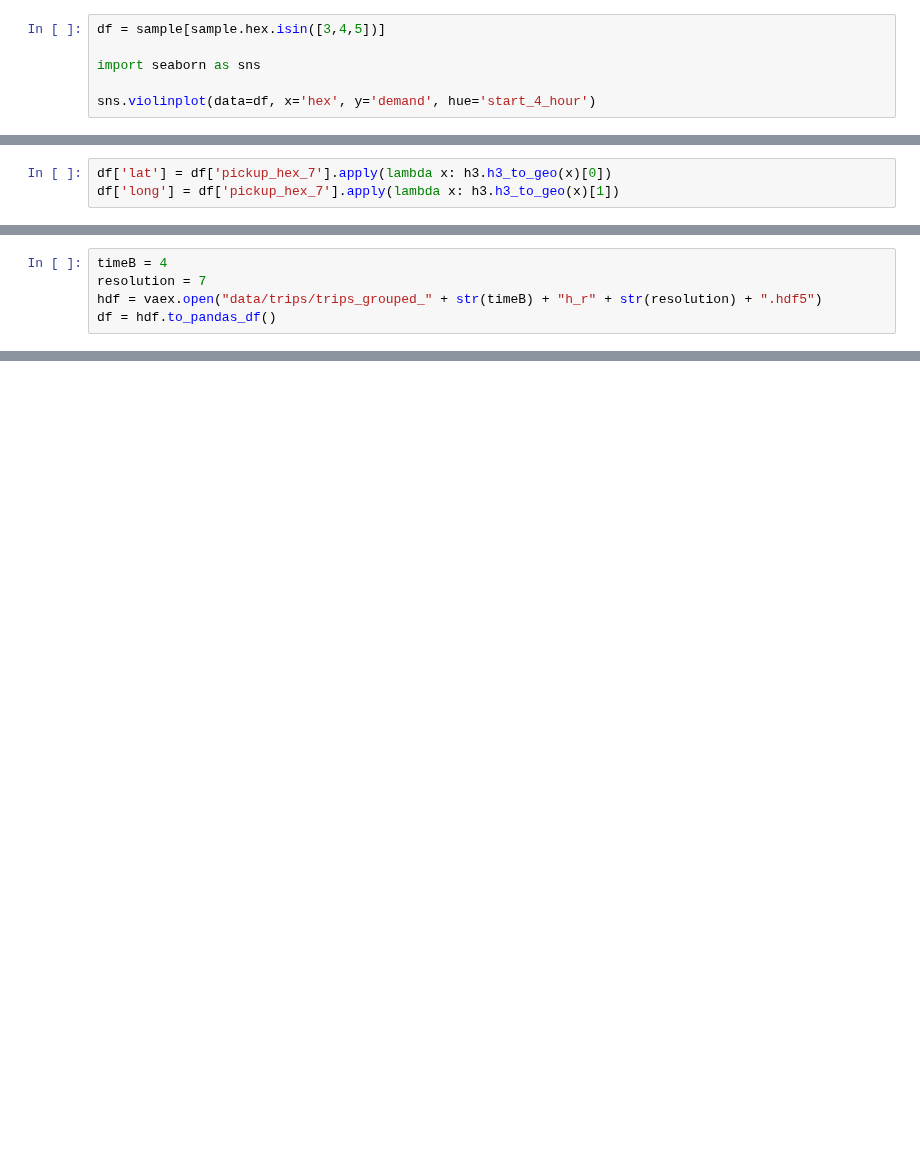
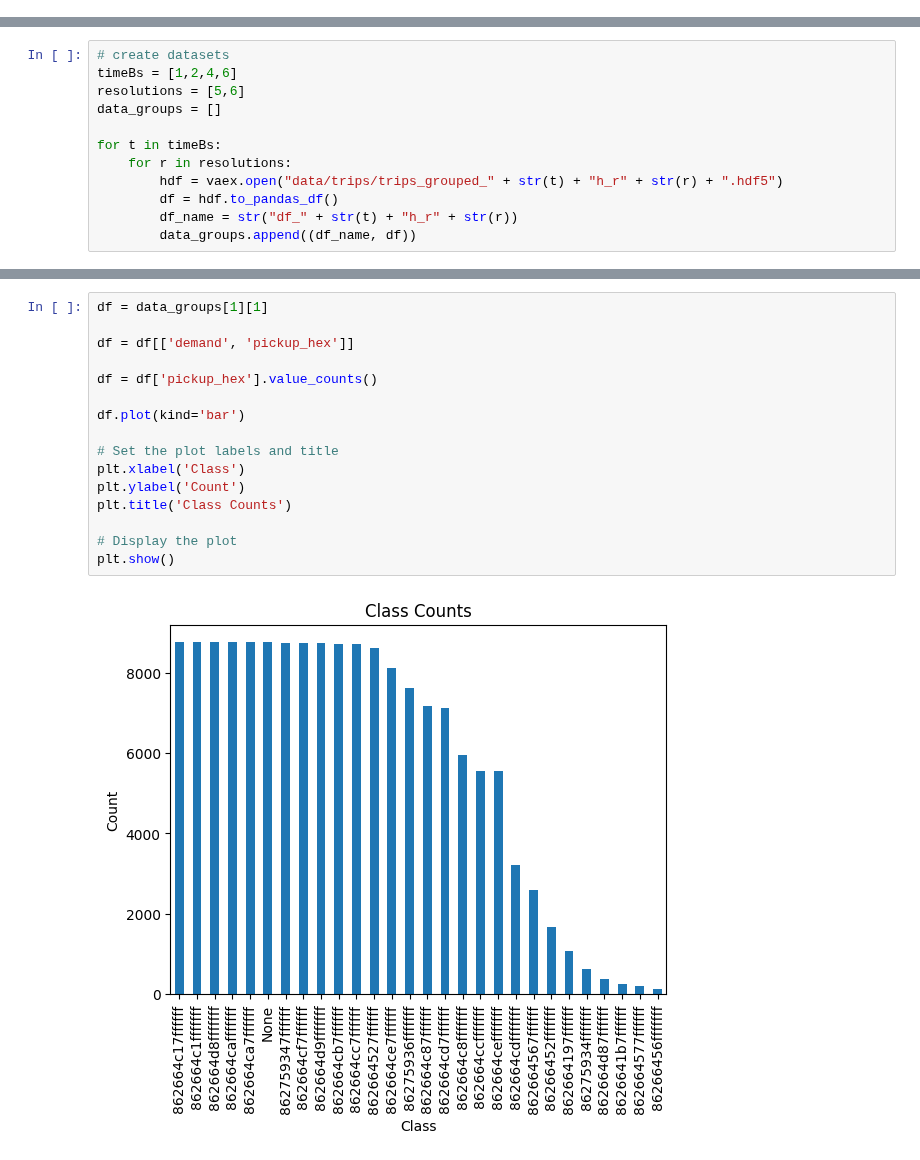
Before and after one commit to lniggemann/AAA_2023, a Jupyter notebook: 04_support_vector_regression.ipynb, the cells around one changed output, grey strips where cells are left out. Saved outputs shown, nothing was run; the diff lists cells and outputs as text; blank space fills up the shorter version.

```diff
--- a/04_support_vector_regression.ipynb
+++ b/04_support_vector_regression.ipynb
@@ -114,6 +0,0 @@ array([ 44,  24,  21,  18,  26, 117,  22,  23,  50,  54,  51,  64,  47,
-# %%
-df = sample[sample.hex.isin([3,4,5])]
-
-import seaborn as sns
-
-sns.violinplot(data=df, x='hex', y='demand', hue='start_4_hour')
@@ -140,3 +0,0 @@ TODO: Resolution auf 6, selben plot  --> geht nicht weil keine resolution 6 vorh
-# %%
-df['lat'] = df['pickup_hex_7'].apply(lambda x: h3.h3_to_geo(x)[0])
-df['long'] = df['pickup_hex_7'].apply(lambda x: h3.h3_to_geo(x)[1])
@@ -204,5 +0,0 @@ from sklearn.preprocessing import StandardScaler
-# %%
-timeB = 4
-resolution = 7
-hdf = vaex.open("data/trips/trips_grouped_" + str(timeB) + "h_r" + str(resolution) + ".hdf5")
-df = hdf.to_pandas_df()
@@ -607,0 +19,12 @@ R-squared: -0.0461020779108301
+# %%
+# create datasets
+timeBs = [1,2,4,6]
+resolutions = [5,6]
+data_groups = []
+
+for t in timeBs:
+    for r in resolutions:
+        hdf = vaex.open("data/trips/trips_grouped_" + str(t) + "h_r" + str(r) + ".hdf5")
+        df = hdf.to_pandas_df()
+        df_name = str("df_" + str(t) + "h_r" + str(r))
+        data_groups.append((df_name, df))
@@ -607,0 +219,18 @@ R-squared: -0.0461020779108301
+# %%
+df = data_groups[1][1]
+
+df = df[['demand', 'pickup_hex']]
+
+df = df['pickup_hex'].value_counts()
+
+df.plot(kind='bar')
+
+# Set the plot labels and title
+plt.xlabel('Class')
+plt.ylabel('Count')
+plt.title('Class Counts')
+
+# Display the plot
+plt.show()
+# %% [output]
+[figure, added]
```
Also changed, not shown: parts of 90 cells of this notebook.
